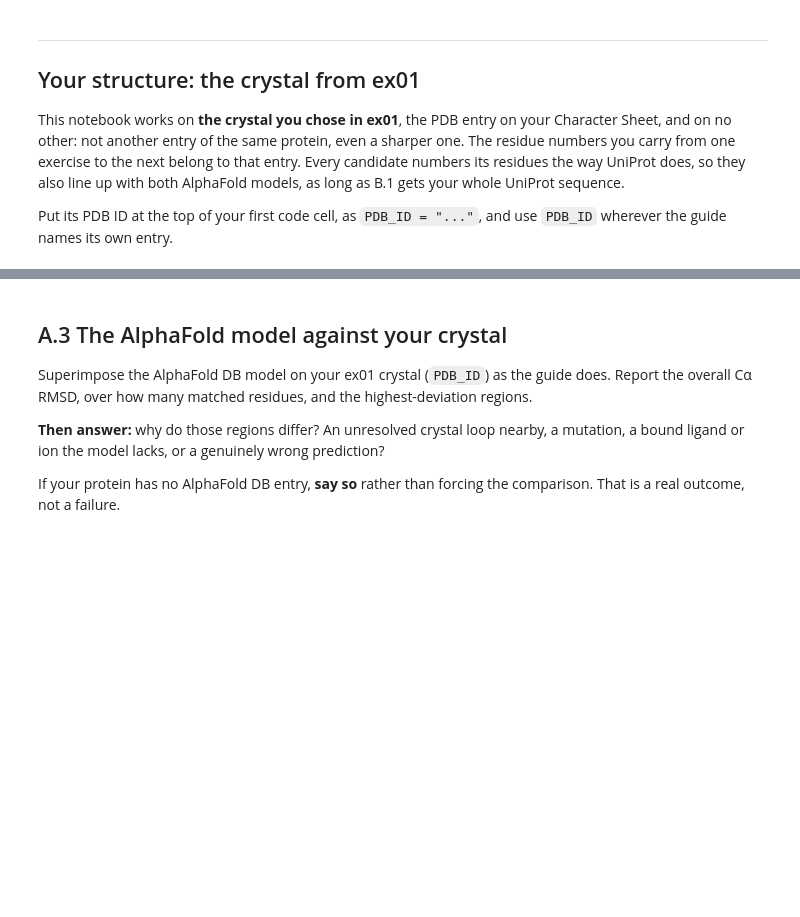
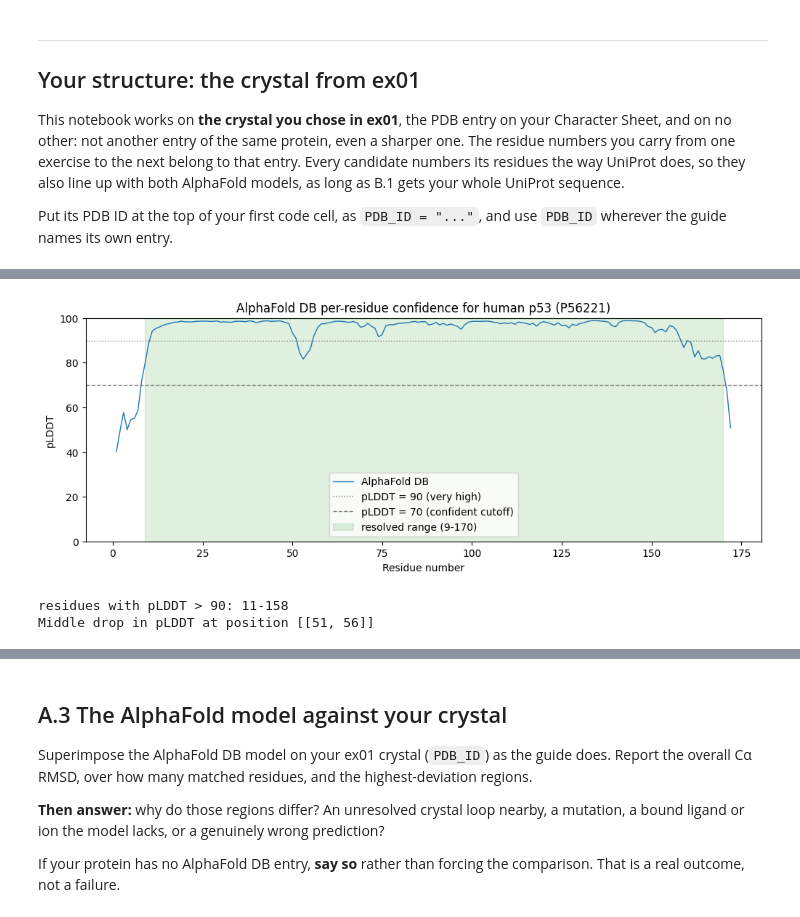
Before and after one commit to einleutchen/Assignment_SPW, a Jupyter notebook: ex02/ex02_workbook.ipynb, the cells around one changed output, grey strips where cells are left out. Drawn from its saved outputs; the diff is of its cells as text; code cells hidden in the pictures; blank space fills up the shorter version.

```diff
--- a/ex02/ex02_workbook.ipynb
+++ b/ex02/ex02_workbook.ipynb
@@ -138,0 +227,22 @@ heatmap** and the four `fractionPlddt*` bands.
+# %%
+UNIPROT = "P56221"
+DATA = Path("afdb_data")
+DATA.mkdir(exist_ok=True)
+
+entry = prediction_record(uniprot=UNIPROT)
+(DATA / f"afdb_{UNIPROT}.json").write_text(entry.to_json(indent=2))
+
+print(f"Model: {entry.name}  (pipeline: {entry['toolUsed']})")
+print(f"Sequence length: {entry['sequenceEnd'] - entry['sequenceStart'] + 1} residues")
+print(f"Global mean pLDDT: {entry['globalMetricValue']:.1f}\n")
+
+print("  provenance, and the fields used below:")
+for key in ("modelCreatedDate", "latestVersion", "uniprotSequence", "globalMetricValue",
+            "pdbUrl", "plddtDocUrl", "paeDocUrl"):
+    if key in entry:
+        value = entry[key]
+        shown = f"{value[:52]}..." if isinstance(value, str) and len(value) > 55 else value
+        print(f"    {key:<20} {shown}")
+
+print("\n  downloading:")
+files = download_prediction_files(entry=entry, directory=DATA)
@@ -138,0 +369,9 @@ heatmap** and the four `fractionPlddt*` bands.
+# %%
+confidence = per_residue_confidence(entry=entry)
+
+print("UNMODELLED FRACTION")
+local_confidence(start = 1, end = 8)
+local_confidence(start = 171, end = 172)
+
+print("BFS-BIDNING FRACTION")
+local_confidence(start = 30, end = 127)
@@ -138,0 +396,27 @@ heatmap** and the four `fractionPlddt*` bands.
+# %%
+CRYSTAL_START = 9
+CRYSTAL_END = 170
+plot_plddt(confidence=confidence, highlight=(9, 170),
+           title=f"AlphaFold DB per-residue confidence for human p53 ({UNIPROT})")
+plt.show()
+# %% [output]
+[figure, added]
+# %%
+pos = sorted(confidence.loc[confidence["pLDDT"] > 90].index.to_list())
+print(f"residues with pLDDT > 90: {pos[0]}-{pos[-1]}")
+
+gap = list()
+pos0 = pos[0]
+for i in range(len(pos)):
+  diff = pos[i] - pos0
+  if diff == 0 or diff == 1:
+    pos0 = pos[i]
+    continue
+  else:
+    pos0 = pos[i]
+    gap.append([pos[i-1], pos[i]])
+
+print(f"Middle drop in pLDDT at position {gap}")
+# %% [output]
+residues with pLDDT > 90: 11-158
+Middle drop in pLDDT at position [[51, 56]]
```
Also changed, not shown: parts of 8 cells of this notebook.
